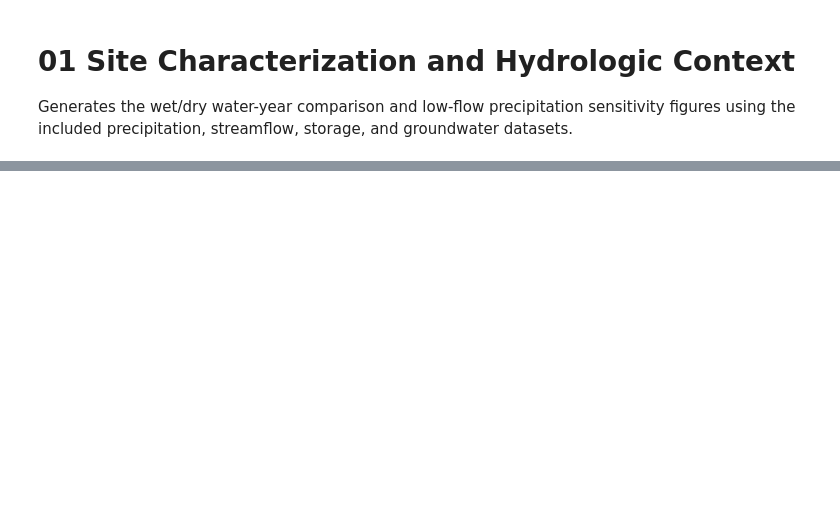
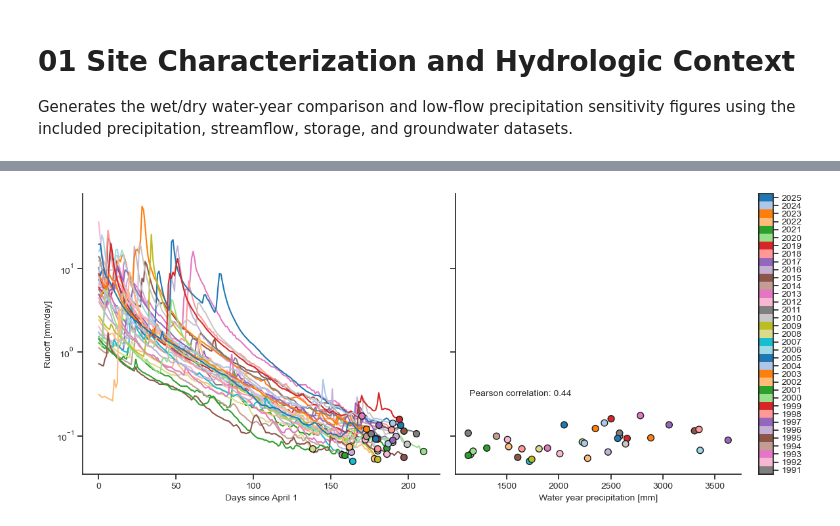
Before and after one commit to daviddralle/rivendell_groundwater, a Jupyter notebook: 01_site_characterization.ipynb, the cells around one changed output, grey strips where cells are left out. Saved outputs shown, nothing was run; the diff lists cells and outputs as text; code cells hidden in the pictures; blank space fills up the shorter version.

```diff
--- a/01_site_characterization.ipynb
+++ b/01_site_characterization.ipynb
@@ -247,11 +251,4 @@ plt.show()
 # %%
-import pandas as pd
-import numpy as np
-import matplotlib.pyplot as plt
-import seaborn as sns
-from scipy import stats
-from matplotlib.colors import ListedColormap
-
 plt.rcParams.update({
     'font.size': 10,
     'axes.labelsize': 10,
@@ -326,7 +323,7 @@ plot_years = [yearplot[i] for i in valid_indices]
 plot_dates = [lowflowdate[i] for i in valid_indices]
 
 if len(x) > 1:
-    rho, p_value = stats.pearsonr(x, y_surrogate)
+    rho, p_value = scipy_stats.pearsonr(x, y_surrogate)
 
     f, axs = plt.subplots(1, 2, figsize=(12, 5), sharey=True)
 
@@ -340,30 +337,32 @@ if len(x) > 1:
     cbar.ax.tick_params(labelsize=10)
 
     ax.set_xlabel('Water year precipitation [mm]')
     ax.set_yscale('symlog', linthresh=0.001)
     ax.grid(False)
 
     ax.text(0.05, 0.3, f'Pearson correlation: {rho:.2f}', transform=ax.transAxes, va='top', ha='left')
 
     ax = axs[0]
     for i, year in enumerate(plot_years):
         sd = f'{year}-04-01'
         ed = plot_dates[i]
         try:
             toplot = flow.loc[sd:ed, 'q']
         except Exception:
             continue
 
         x_vals = range(len(toplot))
         ax.plot(x_vals, toplot, c=pal[i])
         ax.scatter(x_vals[-1], toplot.iloc[-1], c=pal[i], s=50, edgecolors='k', zorder=100)
 
     ax.set_ylabel('Runoff [mm/day]')
     ax.set_xlabel('Days since April 1')
     ax.set_yscale('symlog', linthresh=0.001)
     ax.grid(False)
 
     sns.despine()
     plt.tight_layout()
     plt.savefig('./Plots/low_flow_correlation.png', dpi=300, bbox_inches='tight')
     plt.show()
+# %% [output]
+[figure, added]
```
Also changed, not shown: parts of 2 cells of this notebook, 9 other files.
